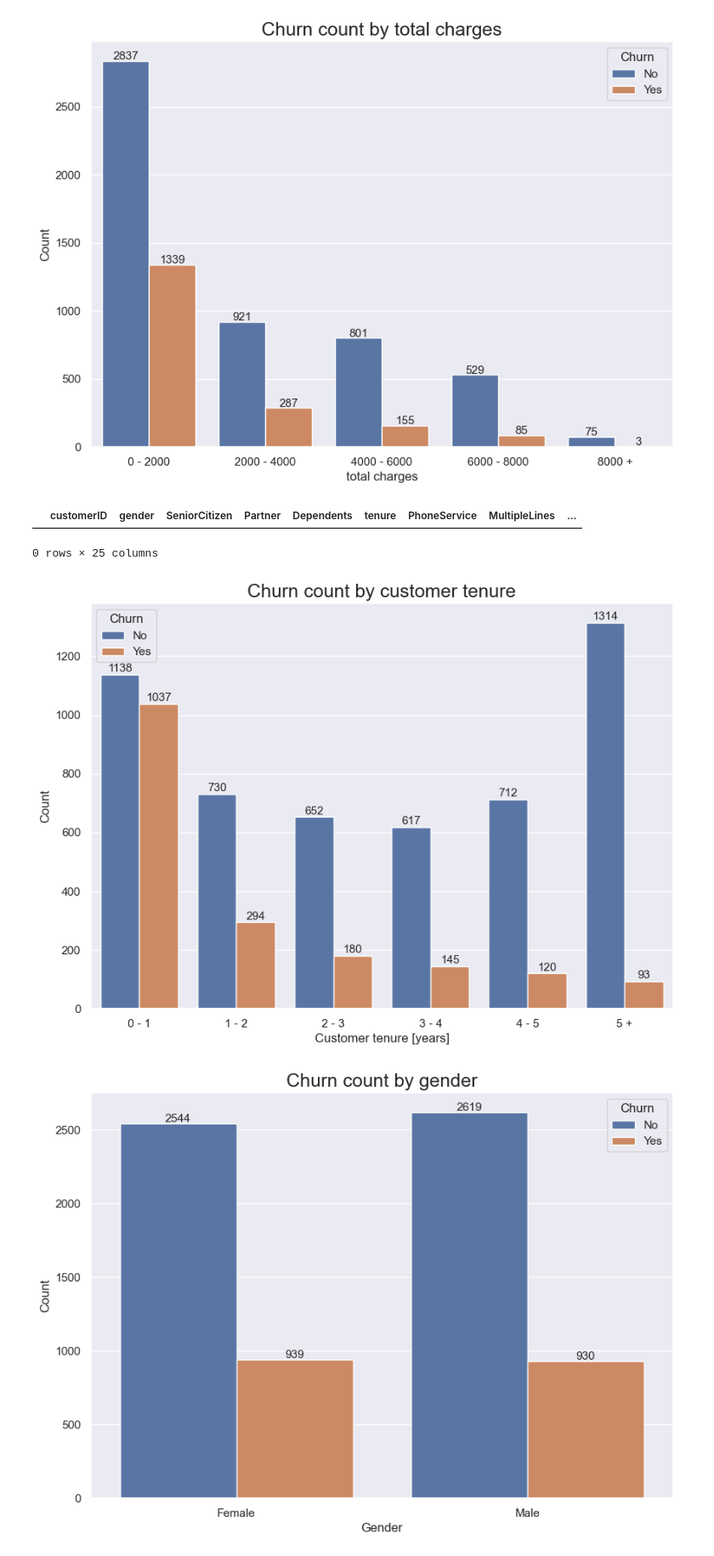
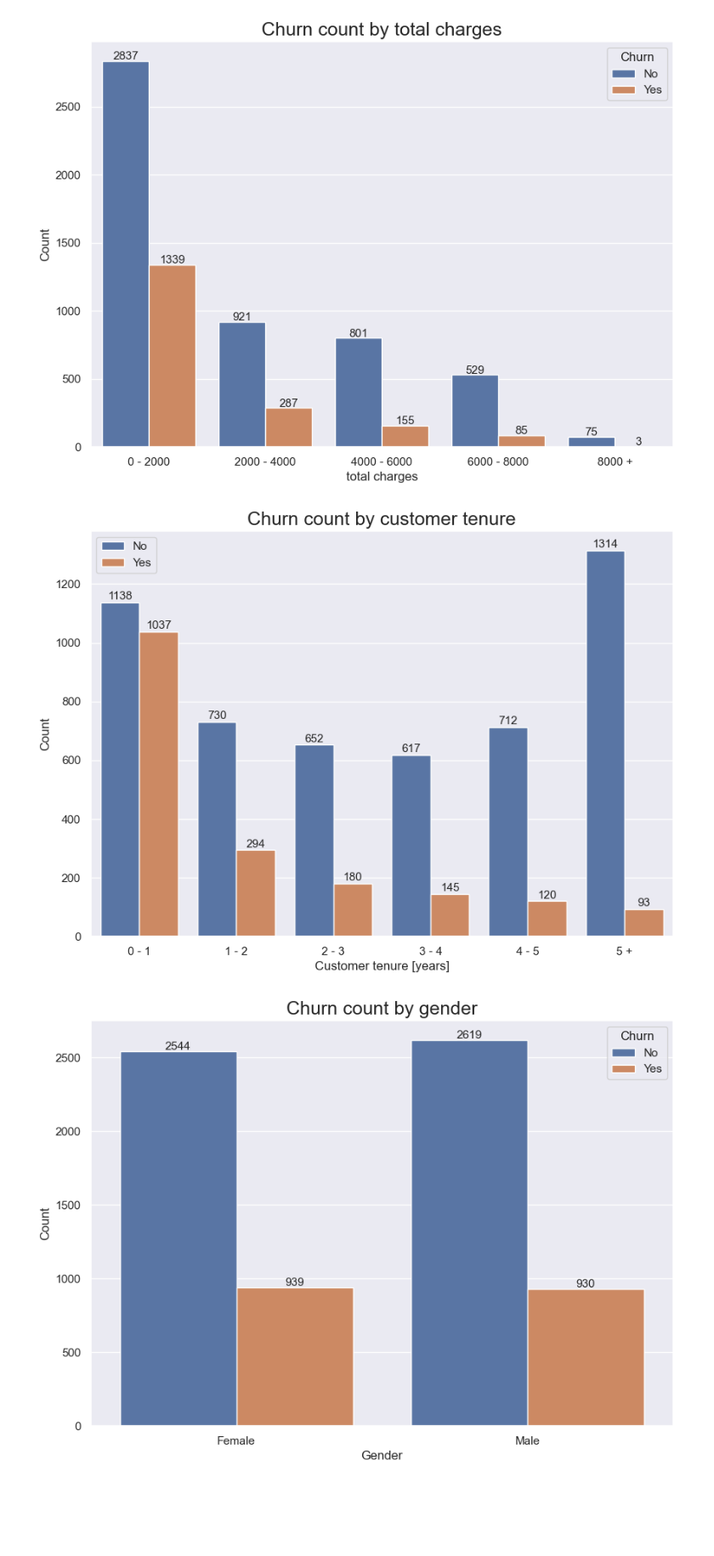
Before and after one commit to AshjWright88/Churn-Model, a Jupyter notebook: 02 Exploration/AW_Explore.ipynb, the cells around one changed output. Shown at 85% size. Cells and saved outputs as stored; diff of their text form; code cells hidden in the pictures; blank space fills up the shorter version.

```diff
--- a/02 Exploration/AW_Explore.ipynb
+++ b/02 Exploration/AW_Explore.ipynb
@@ -33,6 +36,5 @@ from pandas_profiling import ProfileReport
 # %%
-# Read in data
-df =pd.read_csv('../01 Data/raw__churn_challenge__20210821.csv')
+df =pd.read_csv('../01 Data/churn_challenge.csv')
 # %%
 df.head()
 # %% [output]
@@ -259,24 +273,21 @@ for rect in ax.patches:
 plt.show()
 # %% [output]
 [figure]
-# %%
-df[df["TotalChargesBuckets"]=='0']
-# %% [output]
-|  | customerID | gender | SeniorCitizen | Partner | Dependents | tenure | PhoneService | MultipleLines | ... |
-0 rows × 25 columns
 # %%
 tnrbucket_order = ['0 - 1','1 - 2','2 - 3','3 - 4','4 - 5', '5 +']
 plt.subplots(figsize = (10,7))
 ax = sns.countplot(x="tenureBuckets", hue='Churn', data=df, order = tnrbucket_order)
 ax.set_title('Churn count by customer tenure',fontsize = 18 )
 ax.set_xlabel('Customer tenure [years]', fontsize = 12)
 ax.set_ylabel('Count', fontsize = 12)
+ax.legend( loc ='best')
 for rect in ax.patches:
     ax.text (rect.get_x() + rect.get_width() / 2, rect.get_height()+ 10, rect.get_height()
              ,horizontalalignment='center', fontsize = 11)
+plt.savefig('../04 Output/churncstmrtnr.png', dpi=300, bbox_inches = 'tight', pad_inches = 0)
 plt.show()
 # %% [output]
-[figure, old version]
+[figure, new version]
 # %%
 plt.subplots(figsize = (10,7))
 ax = sns.countplot(x="gender", hue='Churn', data=df)
```
Also changed, not shown: parts of 37 cells of this notebook, 1 other file.
